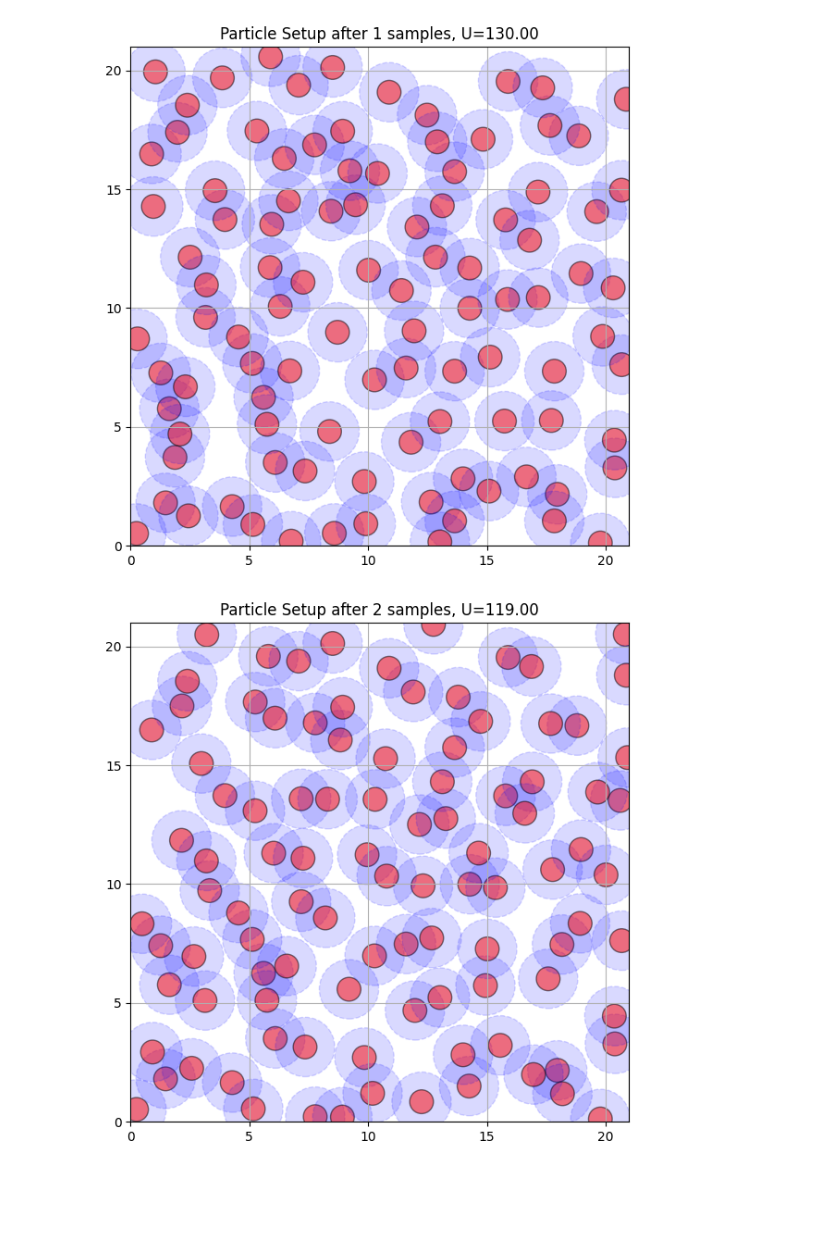
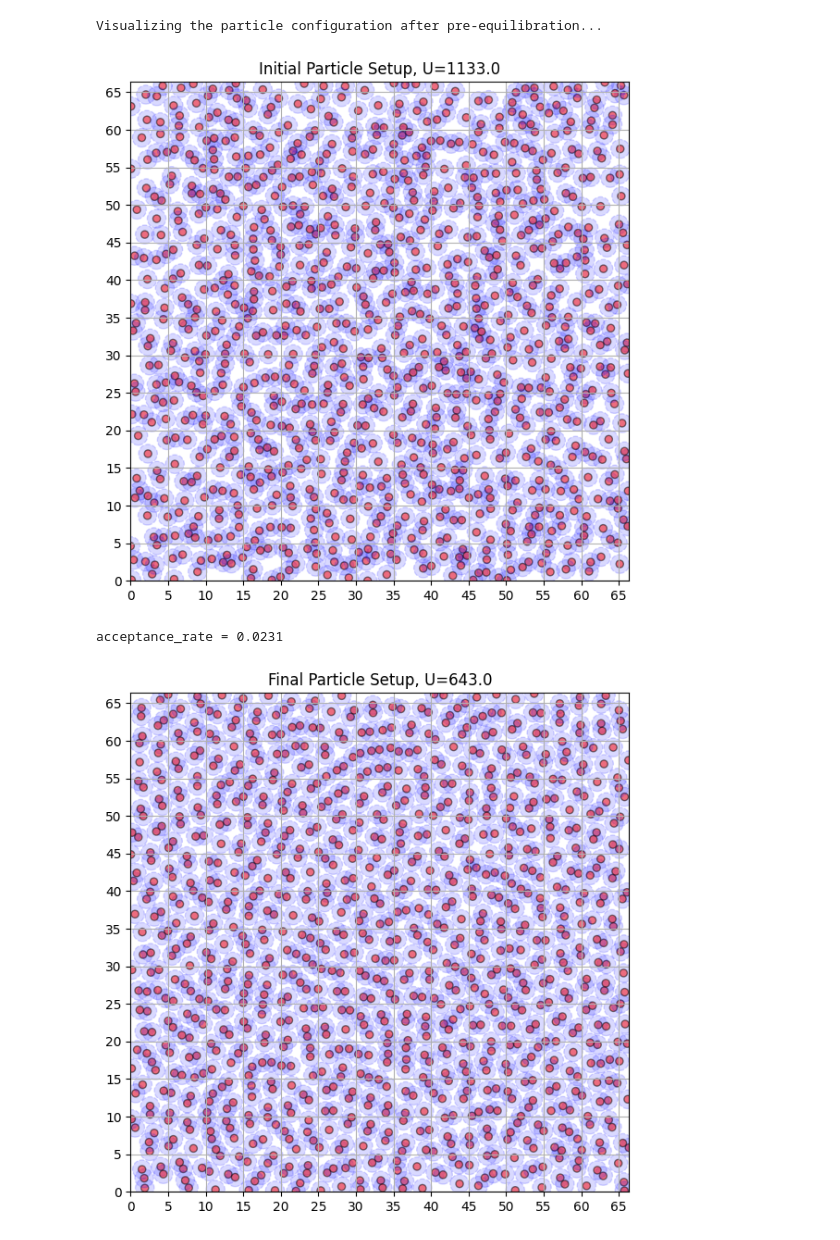
Before and after one commit to kristoftrcek/BERN01_project1, a Jupyter notebook: kristof/simulation_test.ipynb, the cells around one changed output. Cells and saved outputs as stored; diff of their text form; code cells hidden in the pictures; blank space fills up the shorter version.

Commit message:
code with classes for easier handling of the simulations

```diff
--- a/kristof/simulation_test.ipynb
+++ b/kristof/simulation_test.ipynb
@@ -4,7 +4,7 @@ import numpy as np
 from matplotlib import pyplot as plt
 # %%
 np.random.seed(13) # We set a seed for reproductibility
-N = 100
+N = 1000
 rho_target = 0.227
 Length = np.sqrt(N / rho_target)  # Calculated from the reduced density
 
@@ -12,10 +12,11 @@ sigma_0 = 1.0  # Setting the hard core according to recommendation
 sigma_1 = 2.5  # Same with the soft shoulder
 epsilon = 1.0  # Set the energy to unit also
 T_target = 0.1  # Target production temperature
-cap = 100000  # Max potential instead of infinity
+cap = 800  # Max potential instead of infinity
+max_step_size = 0.5  # Max step size for the MCMC
 # %%
 # Particle configuration is stored in a Particle_config object, which is then passed to the Two_D_test class for simulation.
-pc = Particle_config(N=N, rho=rho_target, L=Length, sigma_0=sigma_0, sigma_1=sigma_1, epsilon=epsilon, T_target=T_target, cap=cap)
+pc = Particle_config(N=N, rho=rho_target, L=Length, sigma_0=sigma_0, sigma_1=sigma_1, epsilon=epsilon, T_target=T_target, cap=cap, max_step_size=max_step_size)
 simulation = Two_D_test(pc)
 # %%
 # Cold start on the orthogonal grid configuration
@@ -36,9 +33,20 @@ plt.plot(r,g)
+# %%
+simulation.pre_equilibrate(T_high=T_target)
+
+print("Visualizing the particle configuration after pre-equilibration...")
+pc.visualize(title=f"Initial Particle Setup, U={pc.U_full()}")
+# %% [output]
+Visualizing the particle configuration after pre-equilibration...
+[figure, added]
 # %%
-# n_iter    - the number of iterations of MCMC,
-# n_samples - the number of samples evenly spaced in the iterations (the number of samples should be smaller than the number of iterations).,
-# n_bins    - has no effect for now (will affect the radial density calculation).
+# n_iter=1000   - the number of iterations of MCMC,
+# n_samples=100 - the number of samples evenly spaced in the iterations (the number of samples should be smaller than the number of iterations).,
+# n_bins=300    - number of bins for the radial density histogram (the number of bins should be smaller than the number of samples).
 # it is better to make n_iter a multiple of n_samples (actual n_iter = (n_iter // n_samples) * n_samples))
-simulation.run_simulation(n_iter=5000, n_samples=10, n_bins=10, draw=True)
+acceptance_rate = simulation.run_simulation(n_iter=1000000, n_samples=500, n_bins=300, draw=False)
+
+print(f"acceptance_rate = {acceptance_rate:.4f}")
+pc.visualize(title=f"Final Particle Setup, U={pc.U_full()}")
 # %% [output]
+acceptance_rate = 0.0231
-[figure, old version]
+[figure, new version]
-[figure, removed]
```
Also changed, not shown: parts of 8 cells of this notebook, 2 other files.
